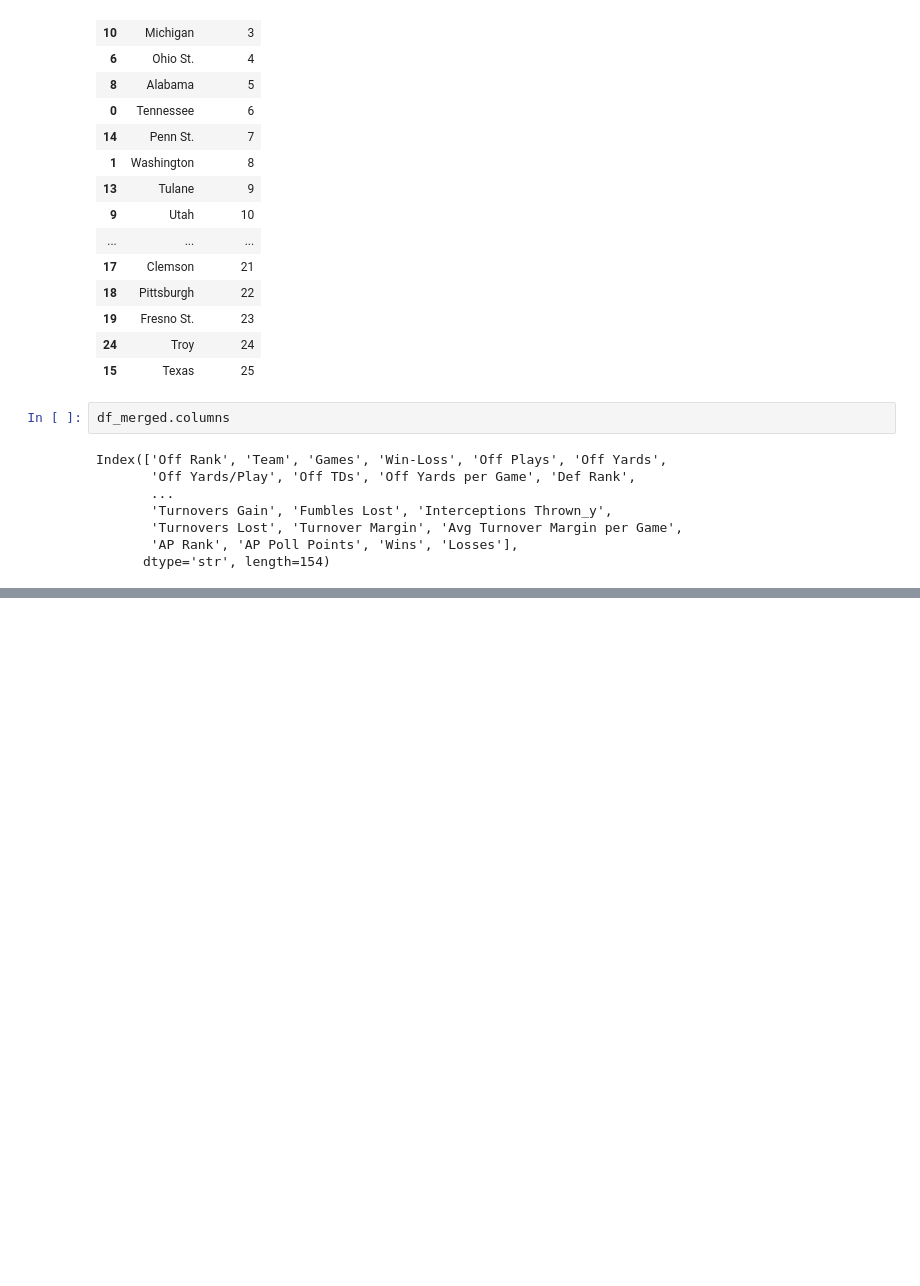
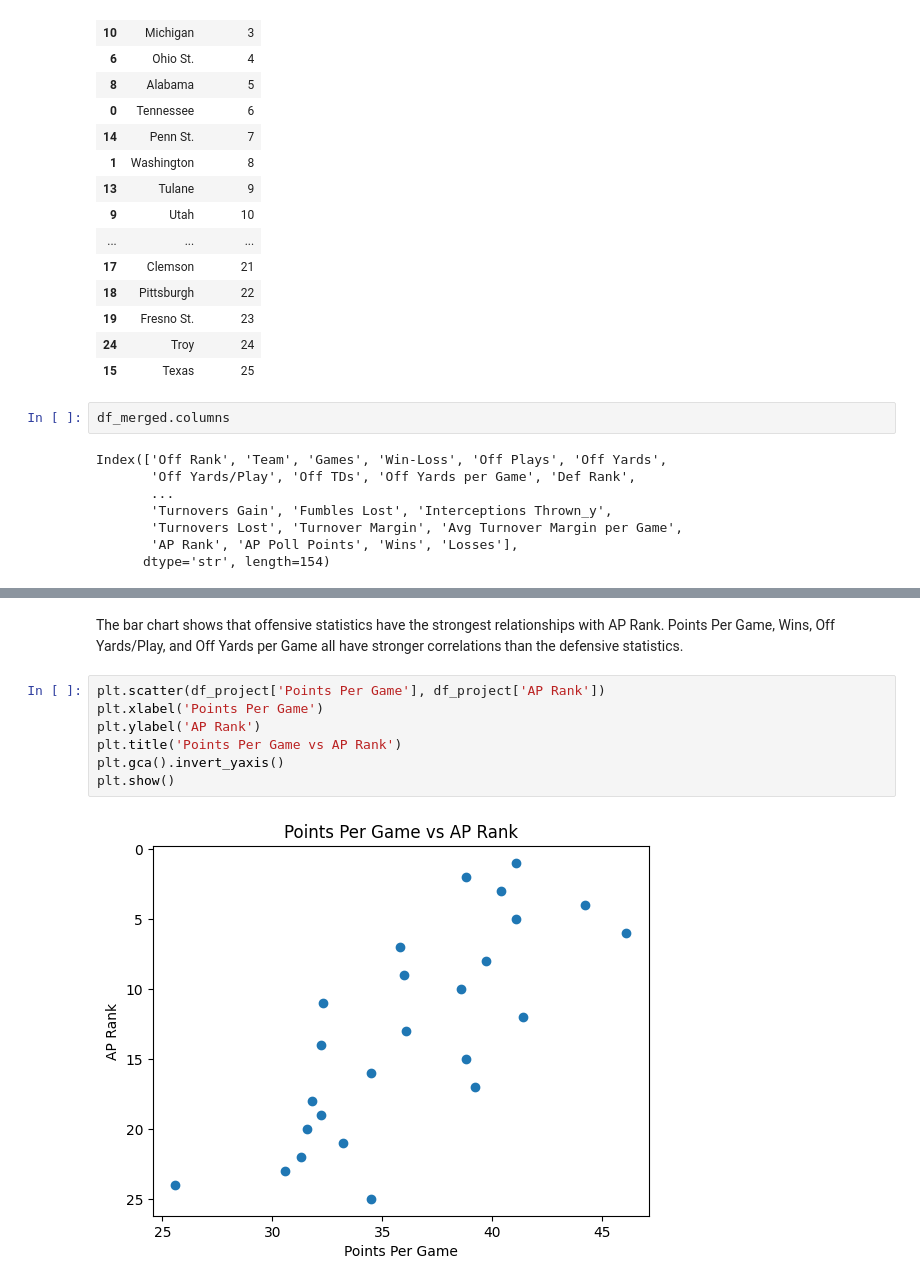
Before and after one commit to idixon3305-crypto/cfb-top25-analysis, a Jupyter notebook: cfb_top25_analysis.ipynb, the cells around one changed output, grey strips where cells are left out. Saved outputs shown, nothing was run; the diff lists cells and outputs as text; blank space fills up the shorter version.

```diff
--- a/cfb_top25_analysis.ipynb
+++ b/cfb_top25_analysis.ipynb
@@ -157,0 +189,11 @@ Name: AP Rank, dtype: float64
+# %% [markdown]
+The bar chart shows that offensive statistics have the strongest relationships with AP Rank. Points Per Game, Wins, Off Yards/Play, and Off Yards per Game all have stronger correlations than the defensive statistics.
+# %%
+plt.scatter(df_project['Points Per Game'], df_project['AP Rank'])
+plt.xlabel('Points Per Game')
+plt.ylabel('AP Rank')
+plt.title('Points Per Game vs AP Rank')
+plt.gca().invert_yaxis()
+plt.show()
+# %% [output]
+[figure, added]
```
Also changed, not shown: parts of 24 cells of this notebook.
